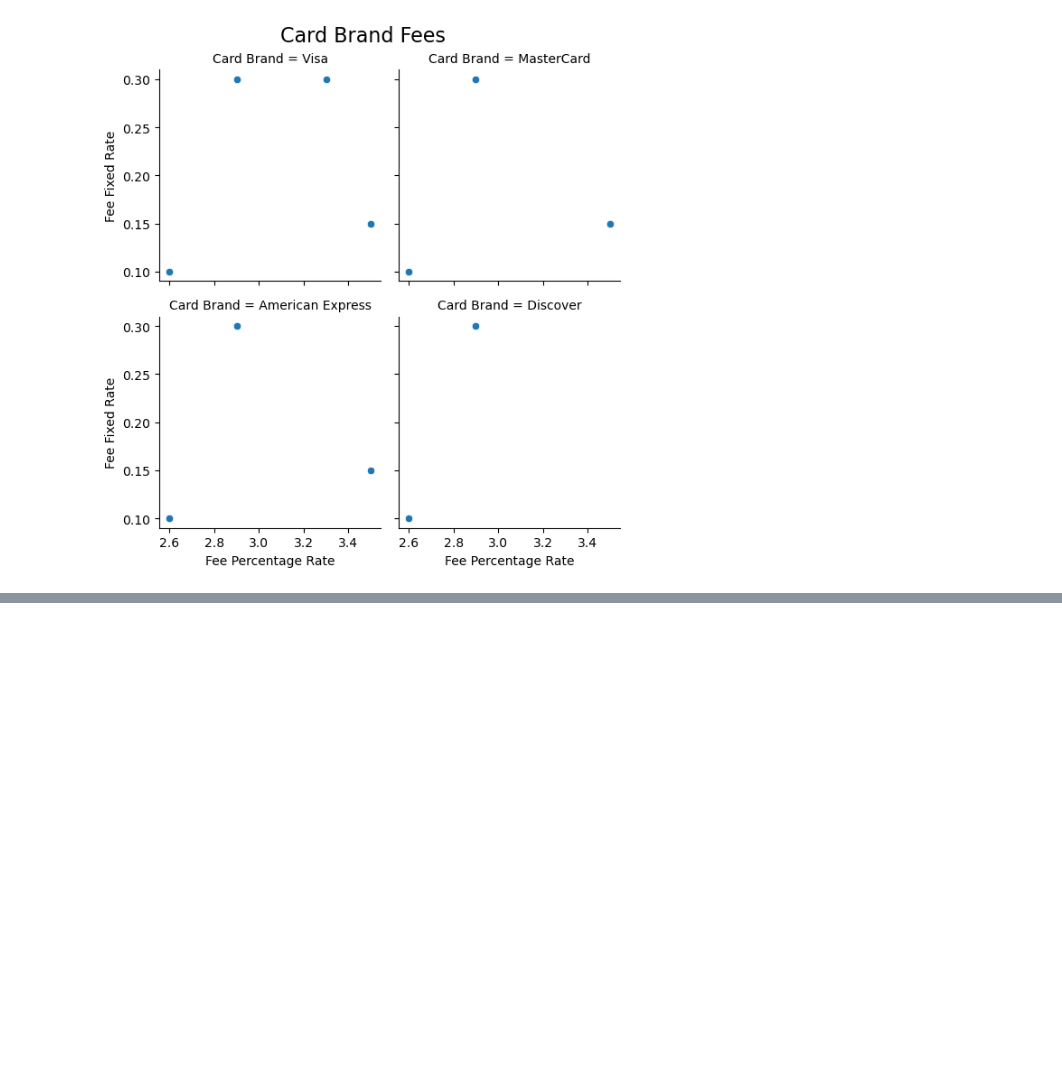
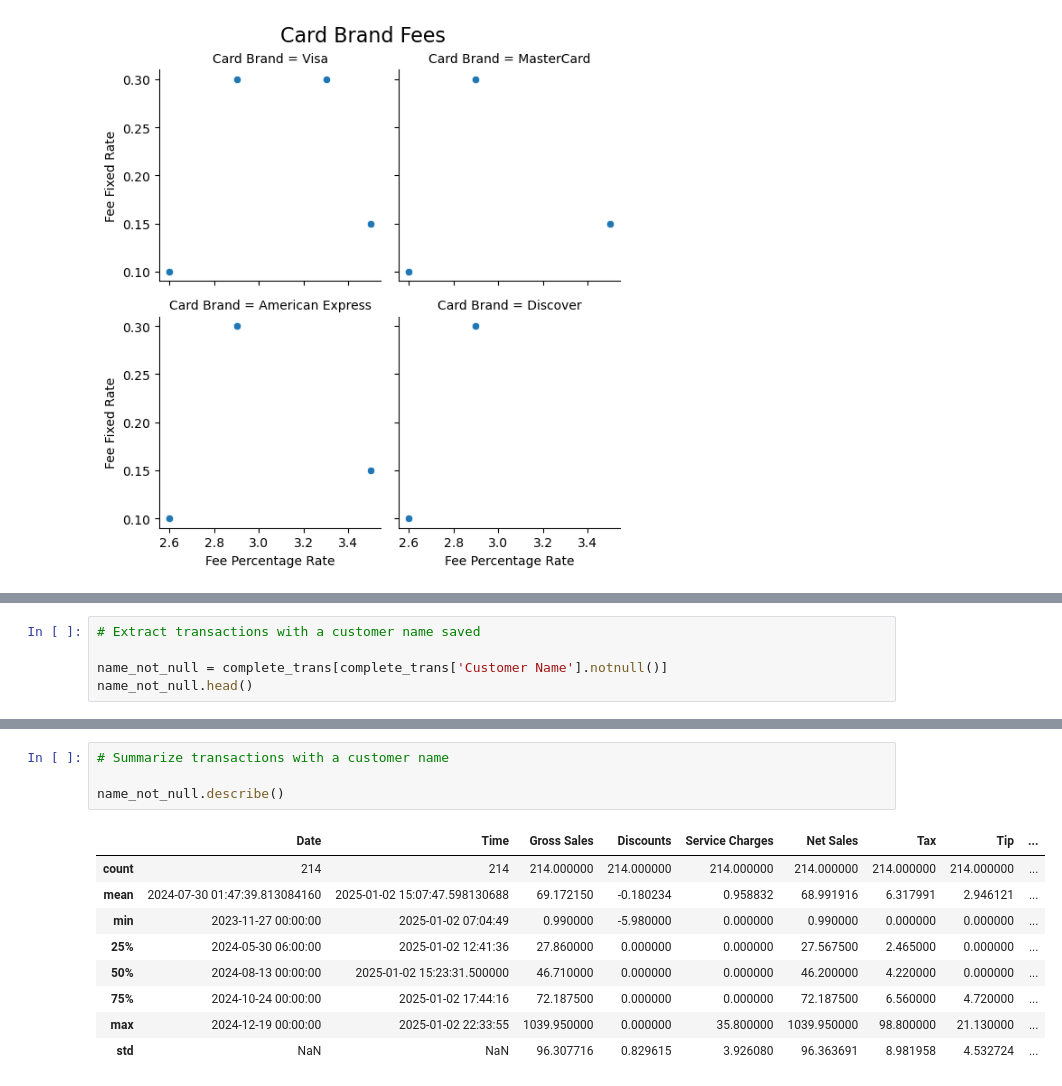
Before and after one commit to ajamkotc/belly_rubb_analysis, a Jupyter notebook: notebooks/1.0-aj-initial-data-exploration.ipynb, the cells around one changed output, grey strips where cells are left out. Saved outputs shown, nothing was run; the diff lists cells and outputs as text; blank space fills up the shorter version.

```diff
--- a/notebooks/1.0-aj-initial-data-exploration.ipynb
+++ b/notebooks/1.0-aj-initial-data-exploration.ipynb
@@ -815,0 +1017,5 @@ plt.show()
+# %%
+# Extract transactions with a customer name saved
+
+name_not_null = complete_trans[complete_trans['Customer Name'].notnull()]
+name_not_null.head()
@@ -815,0 +1041,14 @@ plt.show()
+# %%
+# Summarize transactions with a customer name
+
+name_not_null.describe()
+# %% [output]
+|  | Date | Time | Gross Sales | Discounts | Service Charges | Net Sales | Tax | Tip | ... |
+| count | 214 | 214 | 214.000000 | 214.000000 | 214.000000 | 214.000000 | 214.000000 | 214.000000 | ... |
+| mean | 2024-07-30 01:47:39.813084160 | 2025-01-02 15:07:47.598130688 | 69.172150 | -0.180234 | 0.958832 | 68.991916 | 6.317991 | 2.946121 | ... |
+| min | 2023-11-27 00:00:00 | 2025-01-02 07:04:49 | 0.990000 | -5.980000 | 0.000000 | 0.990000 | 0.000000 | 0.000000 | ... |
+| 25% | 2024-05-30 06:00:00 | 2025-01-02 12:41:36 | 27.860000 | 0.000000 | 0.000000 | 27.567500 | 2.465000 | 0.000000 | ... |
+| 50% | 2024-08-13 00:00:00 | 2025-01-02 15:23:31.500000 | 46.710000 | 0.000000 | 0.000000 | 46.200000 | 4.220000 | 0.000000 | ... |
+| 75% | 2024-10-24 00:00:00 | 2025-01-02 17:44:16 | 72.187500 | 0.000000 | 0.000000 | 72.187500 | 6.560000 | 4.720000 | ... |
+| max | 2024-12-19 00:00:00 | 2025-01-02 22:33:55 | 1039.950000 | 0.000000 | 35.800000 | 1039.950000 | 98.800000 | 21.130000 | ... |
+| std | NaN | NaN | 96.307716 | 0.829615 | 3.926080 | 96.363691 | 8.981958 | 4.532724 | ... |
```
Also changed, not shown: parts of 34 cells of this notebook, 4 other files.
